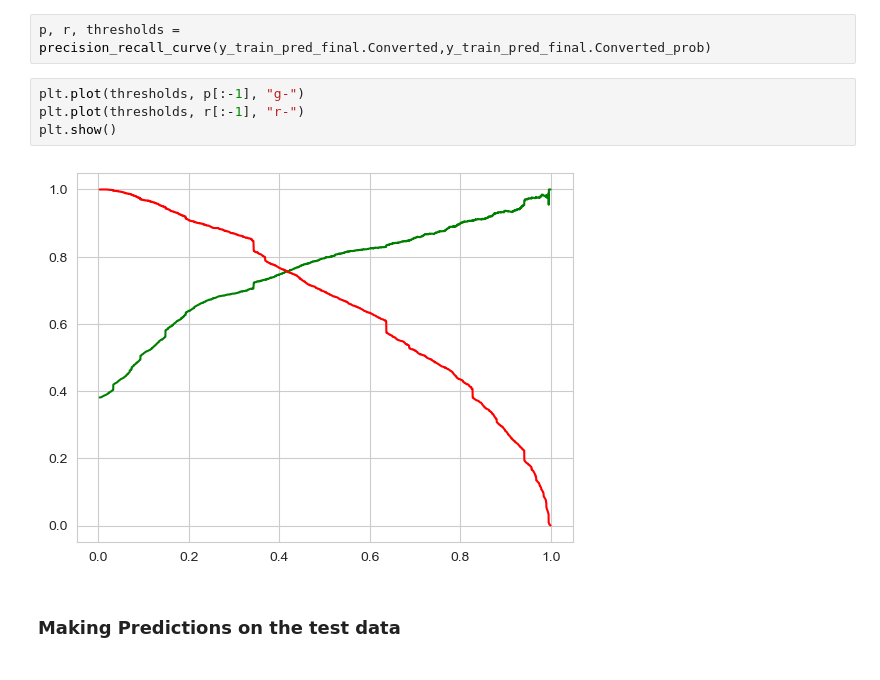
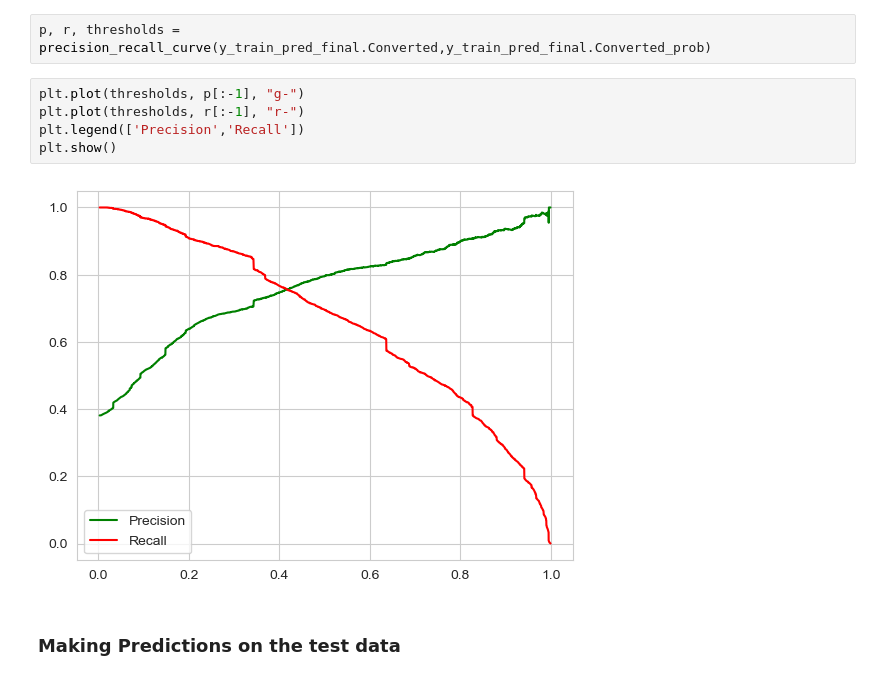
Before and after one commit to ssailesh22/Lead_Scoring, a Jupyter notebook: Lead_scoring_case_study.ipynb, the cells around one changed output. Saved outputs shown, nothing was run; the diff lists cells and outputs as text.

```diff
--- a/Lead_scoring_case_study.ipynb
+++ b/Lead_scoring_case_study.ipynb
@@ -1226,9 +1190,10 @@ p, r, thresholds = precision_recall_curve(y_train_pred_final.Converted,y_train_p
 # %%
 plt.plot(thresholds, p[:-1], "g-")
 plt.plot(thresholds, r[:-1], "r-")
+plt.legend(['Precision','Recall'])
 plt.show()
 # %% [output]
-[figure, old version]
+[figure, new version]
 # %% [markdown]
 ### Making Predictions on the test data
 # %%
```
Also changed, not shown: parts of 14 cells of this notebook, 2 other files.
